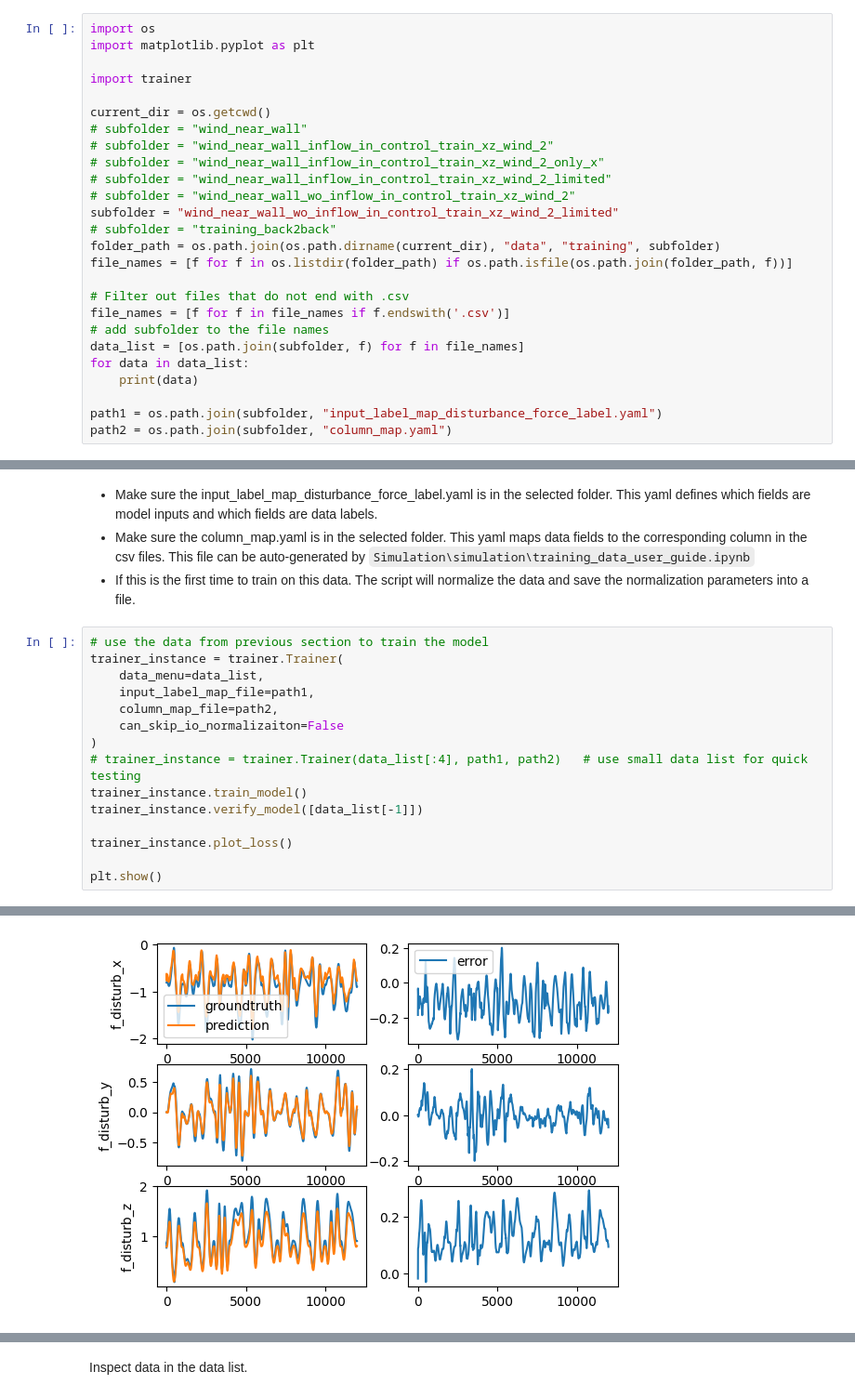
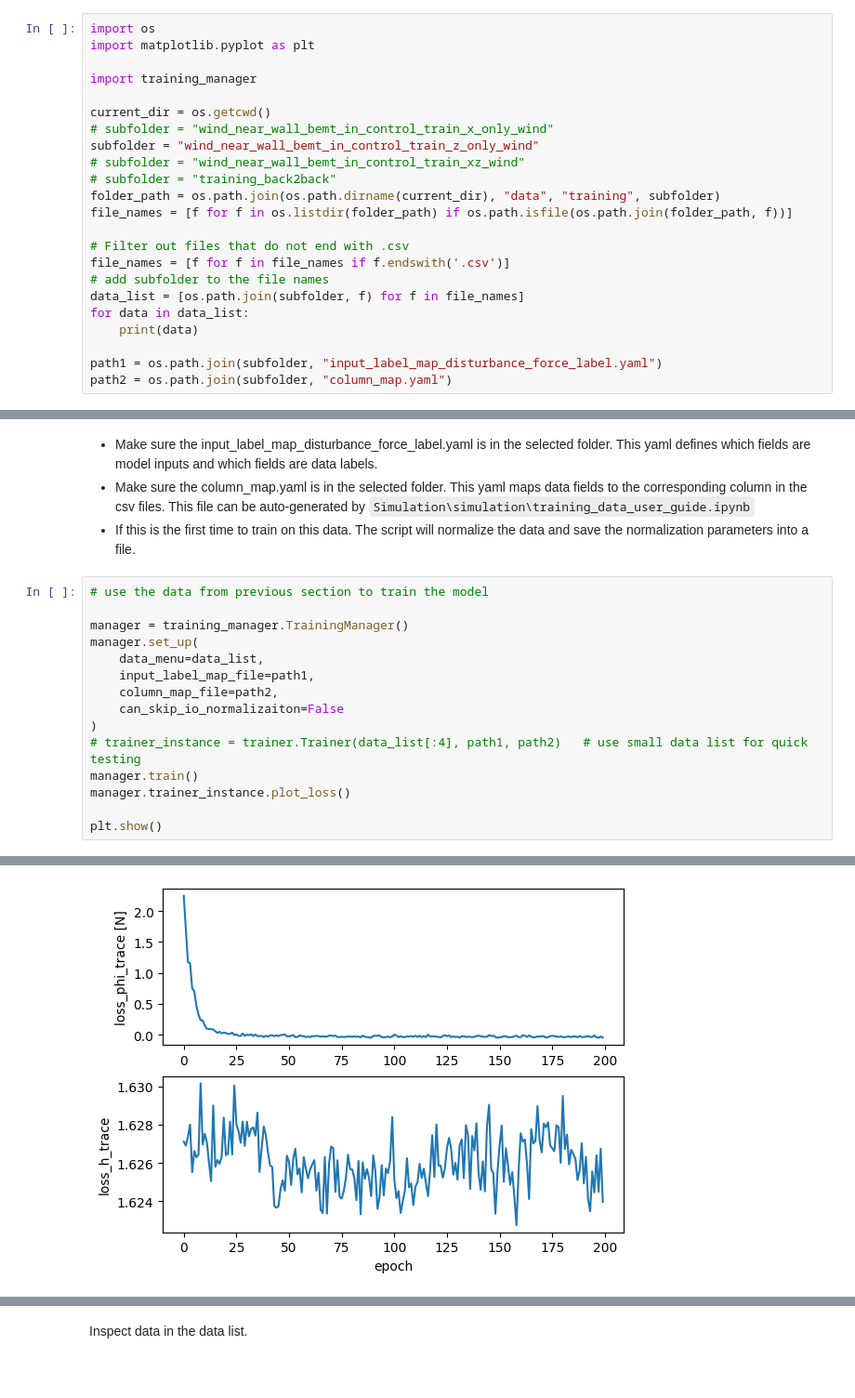
Before and after one commit to zzzzzzhym/DroneSimulator, a Jupyter notebook: learning/trainer_user_guide.ipynb, the cells around one changed output, grey strips where cells are left out. Shown: that part at 93% size. Saved outputs shown, nothing was run; the diff lists cells and outputs as text; blank space fills up the shorter version.

```diff
--- a/learning/trainer_user_guide.ipynb
+++ b/learning/trainer_user_guide.ipynb
@@ -16,15 +16,12 @@ Existing problem:
 import os
 import matplotlib.pyplot as plt
 
-import trainer
+import training_manager
 
 current_dir = os.getcwd()
-# subfolder = "wind_near_wall"
-# subfolder = "wind_near_wall_inflow_in_control_train_xz_wind_2"
-# subfolder = "wind_near_wall_inflow_in_control_train_xz_wind_2_only_x"
-# subfolder = "wind_near_wall_inflow_in_control_train_xz_wind_2_limited"
-# subfolder = "wind_near_wall_wo_inflow_in_control_train_xz_wind_2"
-subfolder = "wind_near_wall_wo_inflow_in_control_train_xz_wind_2_limited"
+# subfolder = "wind_near_wall_bemt_in_control_train_x_only_wind"
+subfolder = "wind_near_wall_bemt_in_control_train_z_only_wind"
+# subfolder = "wind_near_wall_bemt_in_control_train_xz_wind"
 # subfolder = "training_back2back"
 folder_path = os.path.join(os.path.dirname(current_dir), "data", "training", subfolder)
 file_names = [f for f in os.listdir(folder_path) if os.path.isfile(os.path.join(folder_path, f))]
@@ -60,17 +47,17 @@ wind_near_wall_inflow_in_control_train_xz_wind_2_limited\test_wind_near_wall_xn3
 - If this is the first time to train on this data. The script will normalize the data and save the normalization parameters into a file.
 # %%
 # use the data from previous section to train the model
-trainer_instance = trainer.Trainer(
+
+manager = training_manager.TrainingManager()
+manager.set_up(
     data_menu=data_list,
     input_label_map_file=path1,
     column_map_file=path2,
     can_skip_io_normalizaiton=False
 )
 # trainer_instance = trainer.Trainer(data_list[:4], path1, path2)   # use small data list for quick testing
-trainer_instance.train_model()
-trainer_instance.verify_model([data_list[-1]])
-
-trainer_instance.plot_loss()
+manager.train()
+manager.trainer_instance.plot_loss()
 
 plt.show()
 # %% [output]
@@ -95 +68 @@ a = tensor([[ 3.8585e-01,  1.6934e-01,  5.8114e-01],
-[figure, old version]
+[figure, new version]
```
Also changed, not shown: parts of 5 cells of this notebook, 11 other files.
